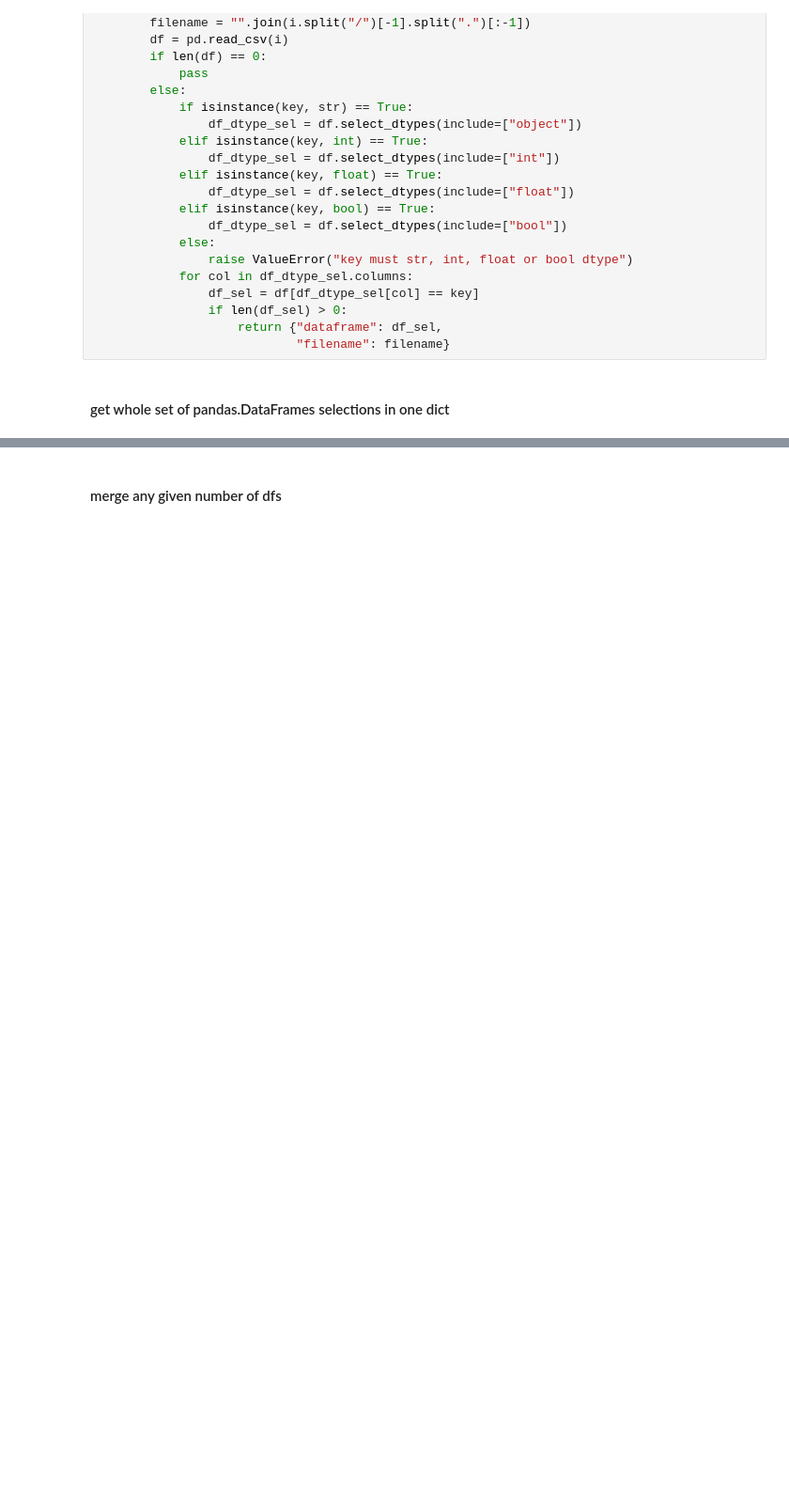
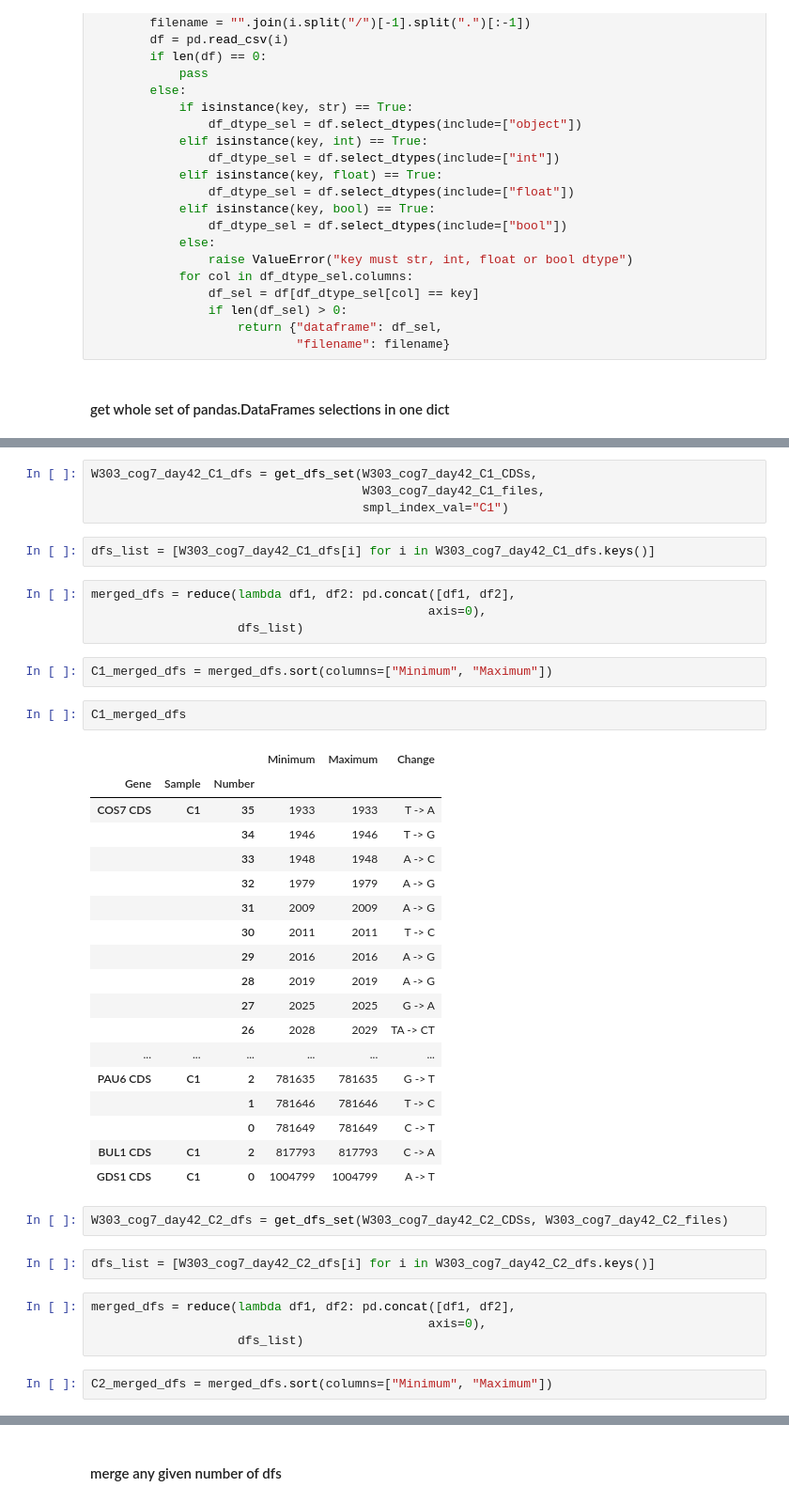
Before and after one commit to dizak/SNP_sheets_merge, a Jupyter notebook: SNPs-sheets_merge.ipynb, the cells around one changed output, grey strips where cells are left out. Shown: that part at 94% size. Drawn from its saved outputs; the diff is of its cells as text; blank space fills up the shorter version.

```diff
--- a/SNPs-sheets_merge.ipynb
+++ b/SNPs-sheets_merge.ipynb
@@ -137,0 +180,43 @@ def get_dfs_set(key_list,
+# %%
+W303_cog7_day42_C1_dfs = get_dfs_set(W303_cog7_day42_C1_CDSs,
+                                     W303_cog7_day42_C1_files,
+                                     smpl_index_val="C1")
+# %%
+dfs_list = [W303_cog7_day42_C1_dfs[i] for i in W303_cog7_day42_C1_dfs.keys()]
+# %%
+merged_dfs = reduce(lambda df1, df2: pd.concat([df1, df2],
+                                              axis=0),
+                    dfs_list)
+# %%
+C1_merged_dfs = merged_dfs.sort(columns=["Minimum", "Maximum"])
+# %%
+C1_merged_dfs
+# %% [output]
+|  |  |  | Minimum | Maximum | Change |
+| Gene | Sample | Number |  |  |  |
+| COS7 CDS | C1 | 35 | 1933 | 1933 | T -> A |
+|  |  | 34 | 1946 | 1946 | T -> G |
+|  |  | 33 | 1948 | 1948 | A -> C |
+|  |  | 32 | 1979 | 1979 | A -> G |
+|  |  | 31 | 2009 | 2009 | A -> G |
+|  |  | 30 | 2011 | 2011 | T -> C |
+|  |  | 29 | 2016 | 2016 | A -> G |
+|  |  | 28 | 2019 | 2019 | A -> G |
+|  |  | 27 | 2025 | 2025 | G -> A |
+|  |  | 26 | 2028 | 2029 | TA -> CT |
+| ... | ... | ... | ... | ... | ... |
+| PAU6 CDS | C1 | 2 | 781635 | 781635 | G -> T |
+|  |  | 1 | 781646 | 781646 | T -> C |
+|  |  | 0 | 781649 | 781649 | C -> T |
+| BUL1 CDS | C1 | 2 | 817793 | 817793 | C -> A |
+| GDS1 CDS | C1 | 0 | 1004799 | 1004799 | A -> T |
+# %%
+W303_cog7_day42_C2_dfs = get_dfs_set(W303_cog7_day42_C2_CDSs, W303_cog7_day42_C2_files)
+# %%
+dfs_list = [W303_cog7_day42_C2_dfs[i] for i in W303_cog7_day42_C2_dfs.keys()]
+# %%
+merged_dfs = reduce(lambda df1, df2: pd.concat([df1, df2],
+                                              axis=0),
+                    dfs_list)
+# %%
+C2_merged_dfs = merged_dfs.sort(columns=["Minimum", "Maximum"])
```
Also changed, not shown: parts of 24 cells of this notebook.
